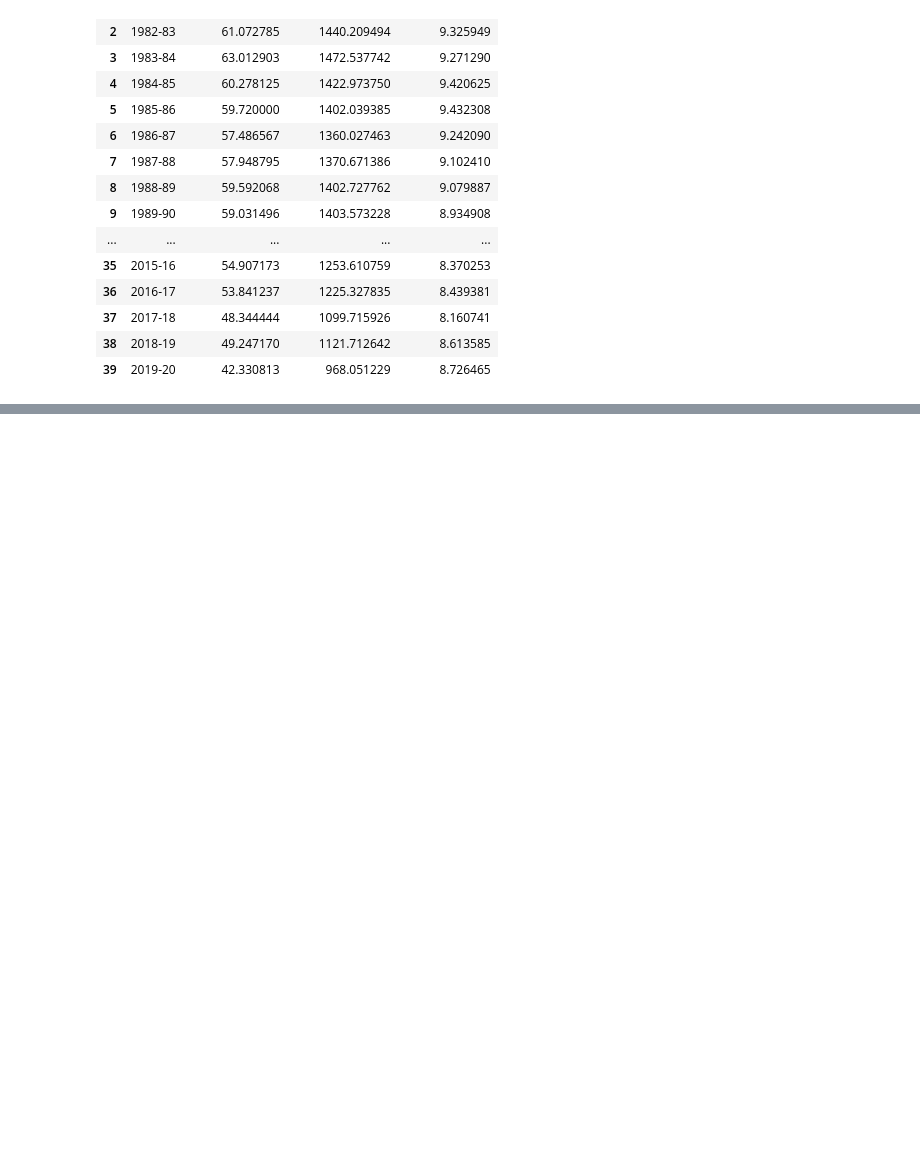
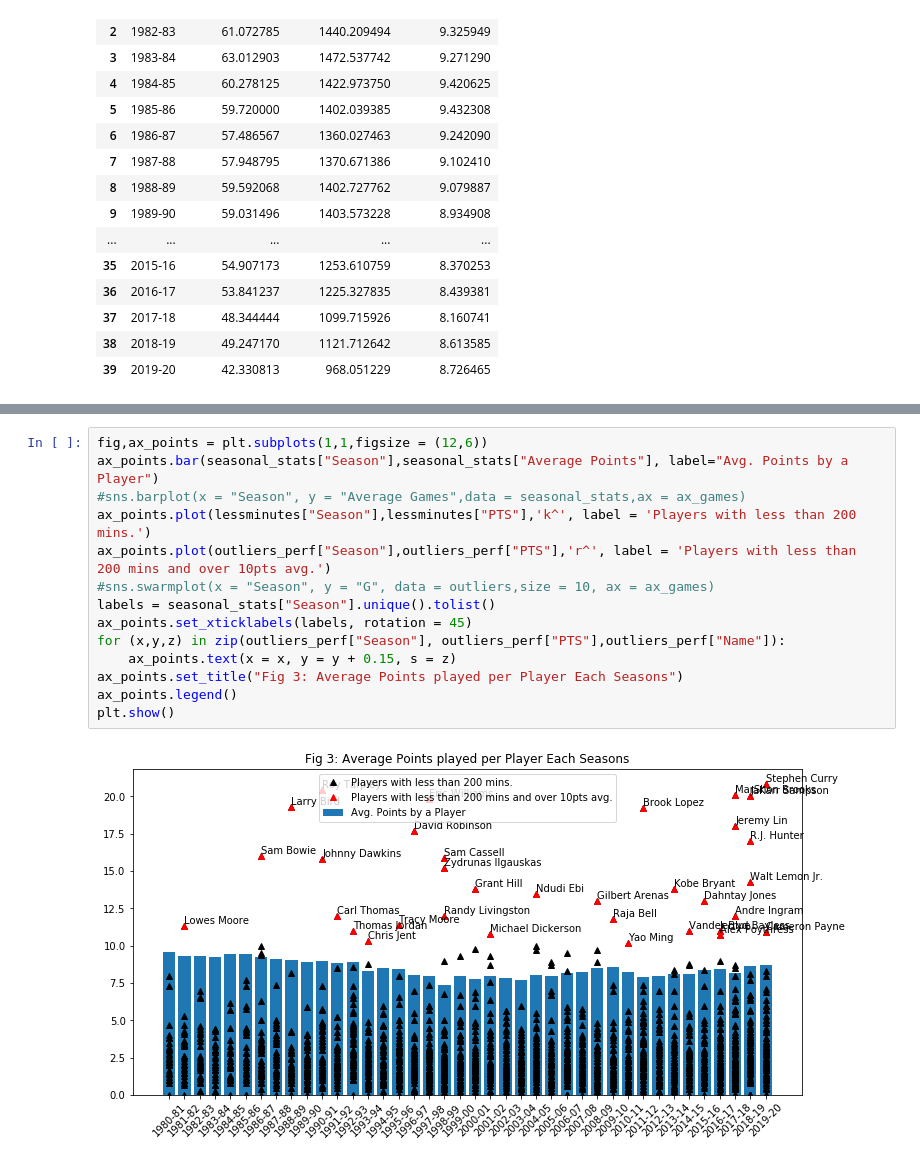
Before and after one commit to Pasindu19970808/NBAData, a Jupyter notebook: NBA_EDA.ipynb, the cells around one changed output, grey strips where cells are left out. Saved outputs shown, nothing was run; the diff lists cells and outputs as text; blank space fills up the shorter version.

```diff
--- a/NBA_EDA.ipynb
+++ b/NBA_EDA.ipynb
@@ -319,0 +339,16 @@ True
+# %%
+fig,ax_points = plt.subplots(1,1,figsize = (12,6))
+ax_points.bar(seasonal_stats["Season"],seasonal_stats["Average Points"], label="Avg. Points by a Player")
+#sns.barplot(x = "Season", y = "Average Games",data = seasonal_stats,ax = ax_games)
+ax_points.plot(lessminutes["Season"],lessminutes["PTS"],'k^', label = 'Players with less than 200 mins.')
+ax_points.plot(outliers_perf["Season"],outliers_perf["PTS"],'r^', label = 'Players with less than 200 mins and over 10pts avg.')
+#sns.swarmplot(x = "Season", y = "G", data = outliers,size = 10, ax = ax_games)
+labels = seasonal_stats["Season"].unique().tolist()
+ax_points.set_xticklabels(labels, rotation = 45)
+for (x,y,z) in zip(outliers_perf["Season"], outliers_perf["PTS"],outliers_perf["Name"]):
+    ax_points.text(x = x, y = y + 0.15, s = z)
+ax_points.set_title("Fig 3: Average Points played per Player Each Seasons")
+ax_points.legend()
+plt.show()
+# %% [output]
+[figure, added]
```
Also changed, not shown: parts of 25 cells of this notebook, 1 other file.
